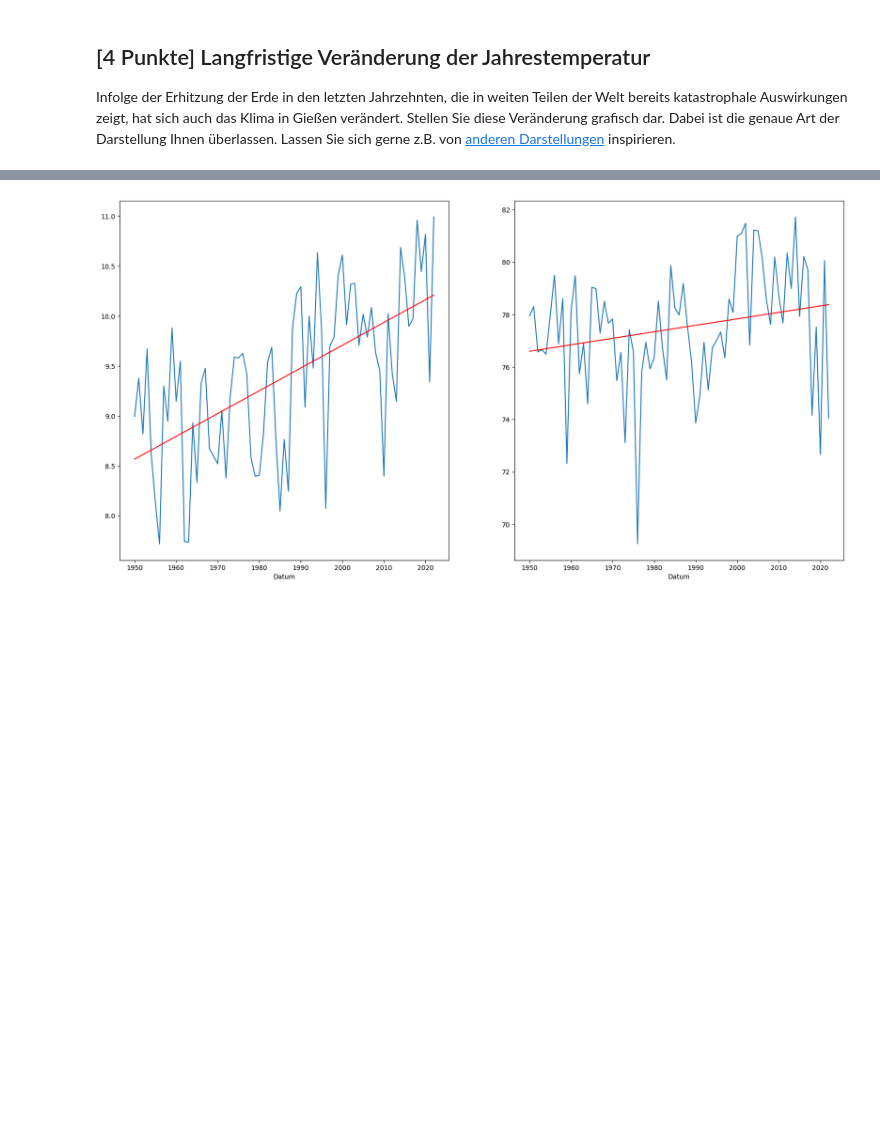
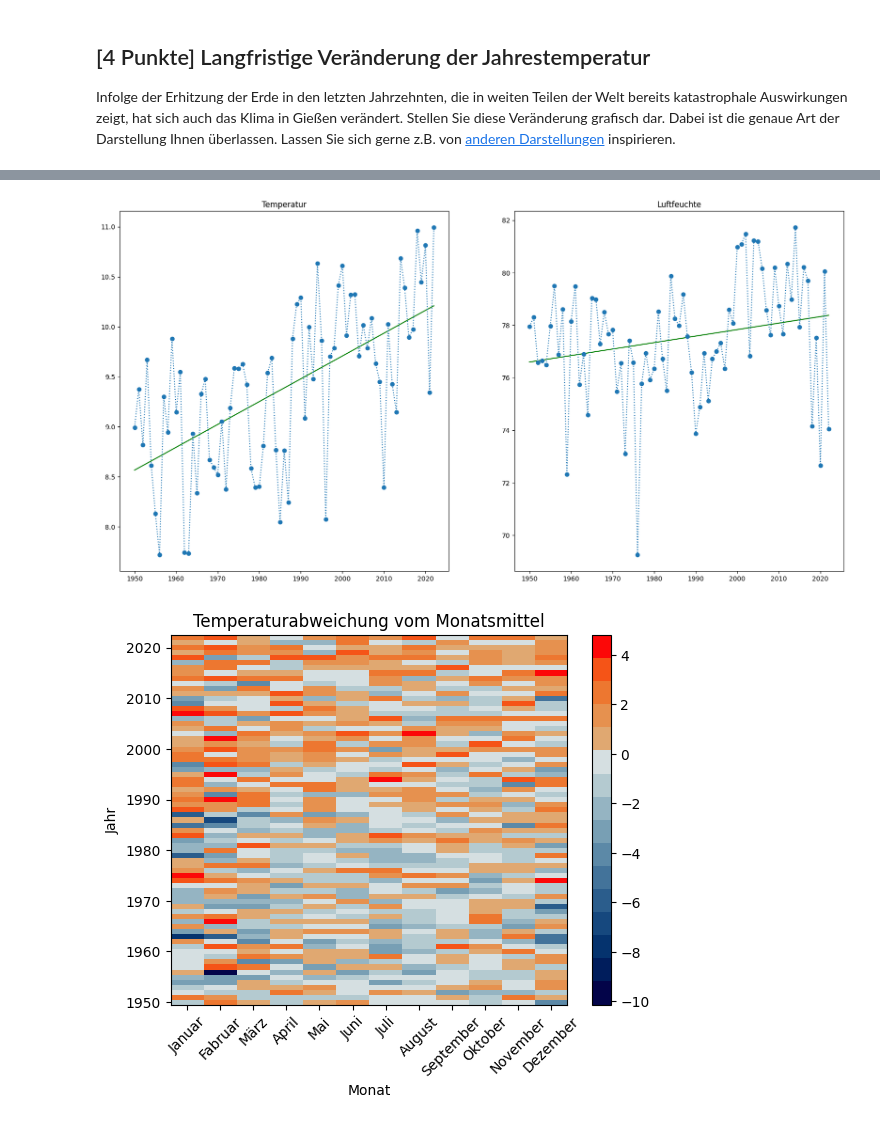
Before and after one commit to TimJoest/Datascience_2, a Jupyter notebook: MNM/Hausaufgaben/04_DataFrames/Wetterdaten_analysieren.ipynb, the cells around one changed output, grey strips where cells are left out. Saved outputs shown, nothing was run; the diff lists cells and outputs as text; code cells hidden in the pictures; blank space fills up the shorter version.

```diff
--- a/MNM/Hausaufgaben/04_DataFrames/Wetterdaten_analysieren.ipynb
+++ b/MNM/Hausaufgaben/04_DataFrames/Wetterdaten_analysieren.ipynb
@@ -135,10 +135,11 @@ axes[1].boxplot(data_luft, vert=False, patch_artist=True, labels=labels)
 Infolge der Erhitzung der Erde in den letzten Jahrzehnten, die in weiten Teilen der Welt bereits katastrophale Auswirkungen zeigt, hat sich auch das Klima in Gießen verändert. Stellen Sie diese Veränderung grafisch dar. Dabei ist die genaue Art der Darstellung Ihnen überlassen. Lassen Sie sich gerne z.B. von [anderen Darstellungen](https://en.wikipedia.org/wiki/Climate_change_art) inspirieren.
 # %%
 from scipy import stats
+from matplotlib.patches import Rectangle
+from matplotlib.colors import BoundaryNorm, ListedColormap
+from matplotlib.collections import LineCollection, PatchCollection
 
-# create figure with two subplots
-fig, axes = plt.subplots(1, 2, figsize=(20,10))
-
+''' Creating a linear regression line for the yearly mean temperature and humidity '''
 # group by year and calculate the mean
 yearly_weather = wetterdaten.groupby(wetterdaten.index.year).mean()
 
@@ -146,12 +147,63 @@ yearly_weather = wetterdaten.groupby(wetterdaten.index.year).mean()
 reg_temp = stats.linregress(yearly_weather.index, yearly_weather['Temperatur'])
 reg_luft = stats.linregress(yearly_weather.index, yearly_weather['Luftfeuchte'])
 
+# create figure with two subplots
+fig, axes = plt.subplots(1, 2, figsize=(20,10))
+
+
 # plot the data and the regression line
-yearly_weather['Temperatur'].plot(kind='line',
-                                  ax=axes[0])
-yearly_weather['Luftfeuchte'].plot(kind='line',
-                                  ax=axes[1])
+axes[0].plot(yearly_weather.index, reg_temp.intercept + reg_temp.slope*yearly_weather.index, 'g', label='fitted line')
+axes[1].plot(yearly_weather.index, reg_luft.intercept + reg_luft.slope*yearly_weather.index, 'g', label='fitted line')
 
-axes[0].plot(yearly_weather.index, reg_temp.intercept + reg_temp.slope*yearly_weather.index, 'r', label='fitted line')
-axes[1].plot(yearly_weather.index, reg_luft.intercept + reg_luft.slope*yearly_weather.index, 'r', label='fitted line')
+axes[0].plot(yearly_weather['Temperatur'], linestyle='dotted', marker='o')
+axes[0].set_title('Temperatur')
+axes[1].plot(yearly_weather['Luftfeuchte'], linestyle='dotted', marker='o')
+axes[1].set_title('Luftfeuchte')
+
+
+'''Creating a graphical plot to visualize the monthly diference in temperature to the mean temperature of the month'''
+
+# group by year and month and calculate the mean
+grouped_weather = wetterdaten.groupby([wetterdaten.index.year.rename('year'), wetterdaten.index.month.rename('month')]).mean()
+
+# create a dataframe with the monthly temperature difference
+temp_varianz = pd.DataFrame(index=range(1950, 2023), columns= ['Januar', 'Fabruar', 'März', 'April',
+            'Mai', 'Juni', 'Juli', 'August',
+            'September', 'Oktober', 'November', 'Dezember'], data= pd.NA)
+
+# group by month
+month_group = grouped_weather.groupby('month')
+
+# calculate the difference to the mean temperature of the month
+for idx, mon in enumerate(temp_varianz.columns):
+    month= month_group.get_group(idx+1)['Temperatur']
+    temp_varianz[mon] = month.values - month.mean()
+
+# create a colormap that suits the data
+cmap = ListedColormap([
+    '#030449', '#001d5c', '#05336e', '#16487e',
+    '#2b5d8c', '#43739a', '#5c89a7', '#789fb4',
+    '#95b4c2', '#b4cad0', '#d5dfe1', '#e0a871',
+    '#e6914f', '#ed7730', '#f55417', '#fc0808'
+    ])
+
+# create the figure
+fig = plt.figure()
+ax = fig.add_subplot(111, aspect='equal', autoscale_on=False, xlim=(-0.5, 11.5), ylim=(-0.5, 72.5)) # create the axes for the rectangles and set the limits
+ax.set_yticks(np.arange(0, 73, 10)) # set the yticks for the years
+ax.set_xticks(np.arange(0, 12, 1)) # set the xticks for the months
+ax.set_yticklabels(range(1950, 2023, 10)) # set the labels to the years in the data
+ax.set_xticklabels(temp_varianz.columns, rotation=45) # set the labels to the months in the data
+
+# set the labels
+ax.set_title('Temperaturabweichung vom Monatsmittel')
+ax.set_ylabel('Jahr')
+ax.set_xlabel('Monat')
+
+# create the rectangles
+ax.imshow(temp_varianz, cmap=cmap, interpolation='nearest', aspect='auto')
+
+# create the colorbar
+plt.colorbar(plt.imshow(temp_varianz, cmap=cmap, interpolation='nearest', aspect='auto'), ax=ax, )
+plt.show()
 # %% [output]
@@ -159 +227,2 @@ axes[1].plot(yearly_weather.index, reg_luft.intercept + reg_luft.slope*yearly_we
-[figure, old version]
+[figure, new version]
+[figure, added]
```
Also changed, not shown: parts of 2 cells of this notebook.
